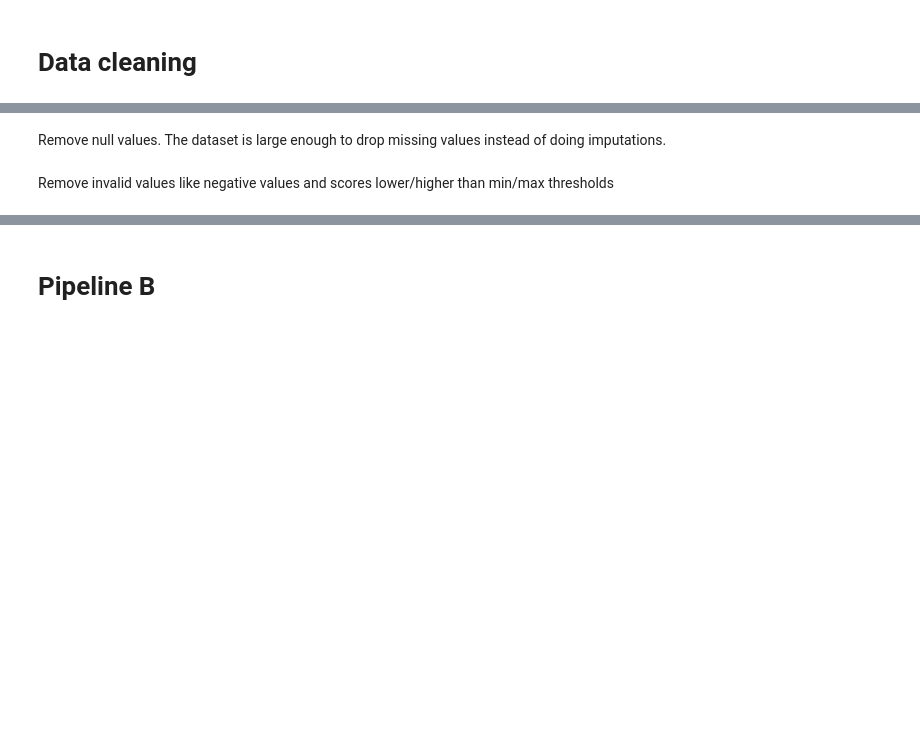
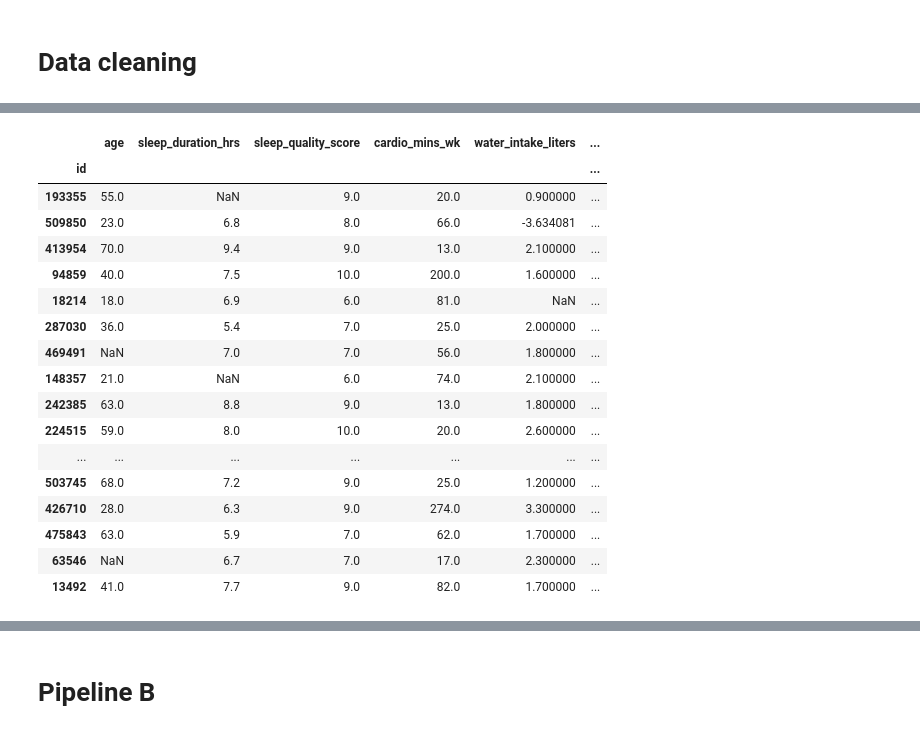
Before and after one commit to Behanix/dat200-ca5, a Jupyter notebook: notebook.ipynb, the cells around one changed output, grey strips where cells are left out. Saved outputs shown, nothing was run; the diff lists cells and outputs as text; code cells hidden in the pictures; blank space fills up the shorter version.

```diff
--- a/notebook.ipynb
+++ b/notebook.ipynb
@@ -211,3 +46,3 @@ Remove duplicated values
 # %%
-# df_train = df_train.drop_duplicates()
-# df_train.info()
+df_train = df_train.drop_duplicates()
+df_train.info()
@@ -214,2 +66,0 @@ Remove duplicated values
-# %% [markdown]
-Remove null values. The dataset is large enough to drop missing values instead of doing imputations.
@@ -219,2 +67,21 @@ Remove null values. The dataset is large enough to drop missing values instead o
-# %% [markdown]
-Remove invalid values like negative values and scores lower/higher than min/max thresholds
+# %%
+df_train.head(20)
+# %% [output]
+|  | age | sleep_duration_hrs | sleep_quality_score | cardio_mins_wk | water_intake_liters | ... |
+| id |  |  |  |  |  | ... |
+| 193355 | 55.0 | NaN | 9.0 | 20.0 | 0.900000 | ... |
+| 509850 | 23.0 | 6.8 | 8.0 | 66.0 | -3.634081 | ... |
+| 413954 | 70.0 | 9.4 | 9.0 | 13.0 | 2.100000 | ... |
+| 94859 | 40.0 | 7.5 | 10.0 | 200.0 | 1.600000 | ... |
+| 18214 | 18.0 | 6.9 | 6.0 | 81.0 | NaN | ... |
+| 287030 | 36.0 | 5.4 | 7.0 | 25.0 | 2.000000 | ... |
+| 469491 | NaN | 7.0 | 7.0 | 56.0 | 1.800000 | ... |
+| 148357 | 21.0 | NaN | 6.0 | 74.0 | 2.100000 | ... |
+| 242385 | 63.0 | 8.8 | 9.0 | 13.0 | 1.800000 | ... |
+| 224515 | 59.0 | 8.0 | 10.0 | 20.0 | 2.600000 | ... |
+| ... | ... | ... | ... | ... | ... | ... |
+| 503745 | 68.0 | 7.2 | 9.0 | 25.0 | 1.200000 | ... |
+| 426710 | 28.0 | 6.3 | 9.0 | 274.0 | 3.300000 | ... |
+| 475843 | 63.0 | 5.9 | 7.0 | 62.0 | 1.700000 | ... |
+| 63546 | NaN | 6.7 | 7.0 | 17.0 | 2.300000 | ... |
+| 13492 | 41.0 | 7.7 | 9.0 | 82.0 | 1.700000 | ... |
```
Also changed, not shown: parts of 84 cells of this notebook.
